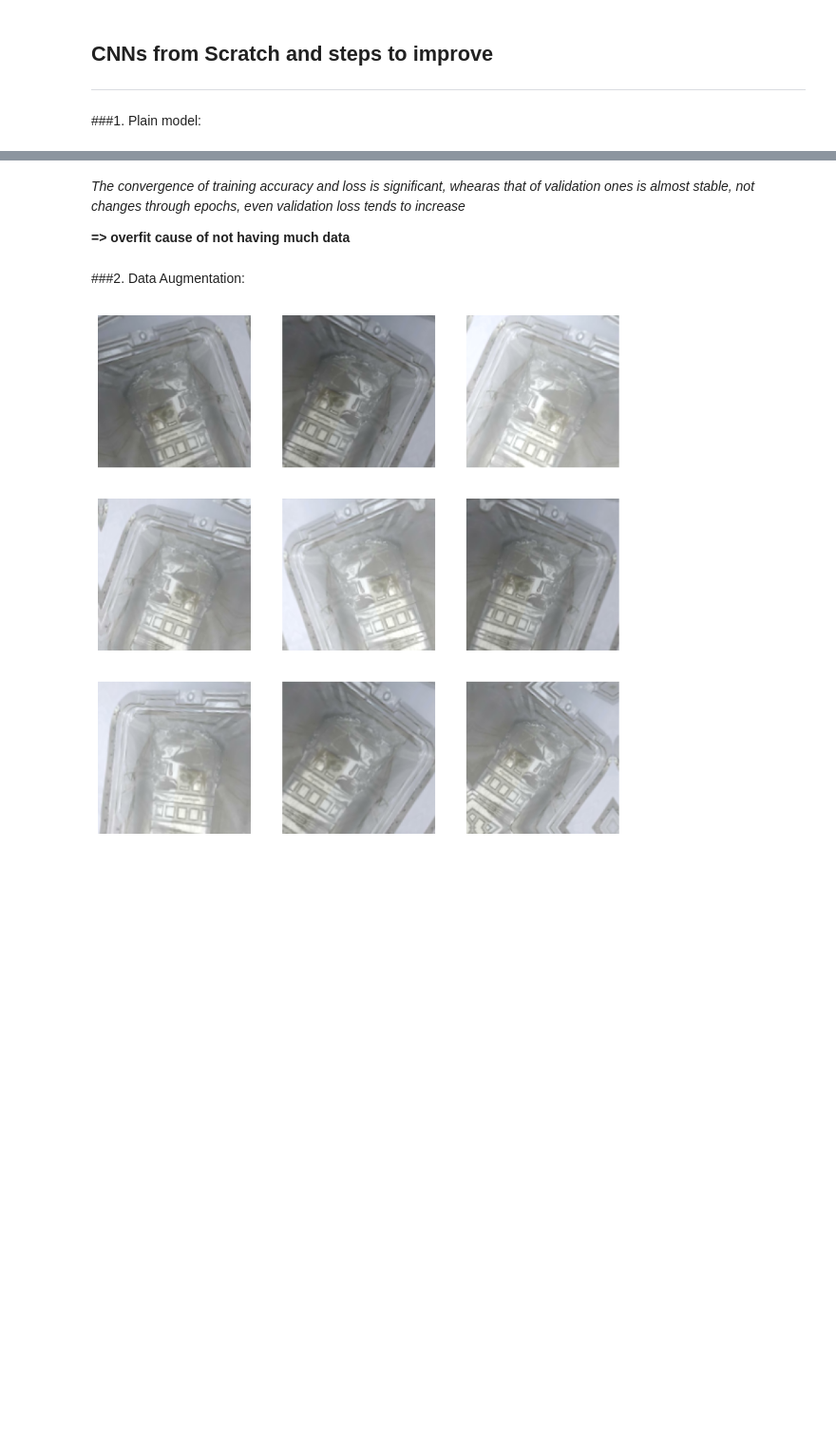
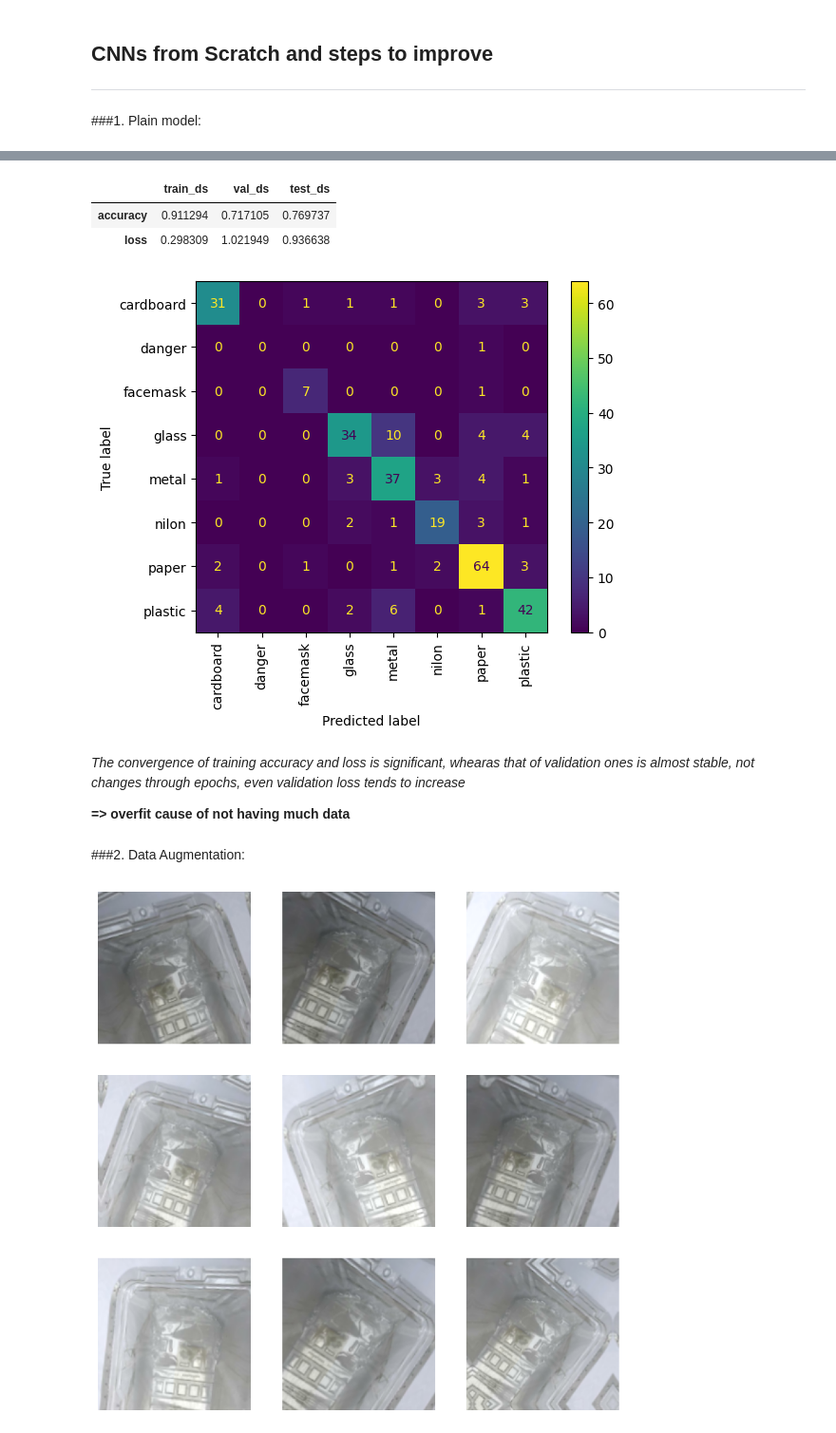
Before and after one commit to XlynumTah/GarbageClassification, a Jupyter notebook: GarbageClassification.ipynb, the cells around one changed output, grey strips where cells are left out. Shown at 95% size. Cells and saved outputs as stored; diff of their text form; code cells hidden in the pictures; blank space fills up the shorter version.

```diff
--- a/GarbageClassification.ipynb
+++ b/GarbageClassification.ipynb
@@ -198,3 +192,27 @@ val_ds = val_ds.cache().prefetch(buffer_size=AUTOTUNE)
+# %%
+def evaluate_conma(model, ds = [train_ds, val_ds, test_ds], class_names = class_names):
+  # display loss, acc of train_ds, val_ds, test_ds
+  loss = []
+  acc = []
+  for eva in ds:
+    result = model.evaluate(eva)
+    loss.append(result[0])
+    acc.append(result[1])
+  dt = pd.DataFrame(columns = ["train_ds", "val_ds", "test_ds"], index = ["accuracy", "loss"])
+  dt.loc['loss'] = loss
+  dt.loc['accuracy'] = acc
+  display(dt)
+  # display confusion matrix for testing fase
+  y_true = []
+  y_pred = []
+  for x, y in test_ds.unbatch():
+      y_true.append(y)
+      pred = model.predict(tf.expand_dims(x,0), verbose = 0)
+      score = tf.nn.softmax(pred[0])
+      y_pred.append(np.argmax(score))
+  conf_mat = confusion_matrix(y_true, y_pred)
+  disp = ConfusionMatrixDisplay(conf_mat, display_labels = class_names)
+  disp.plot(xticks_rotation= 'vertical')
 # %% [markdown]
 ## CNNs from Scratch and steps to improve
 ___
@@ -215,7 +233,3 @@ model = Sequential([
   layers.Dense(128, activation='relu'),
   layers.Dense(num_classes)
 ])
-# %%
-model.compile(optimizer='adam',
-              loss=tf.keras.losses.SparseCategoricalCrossentropy(from_logits=True),
-              metrics=['accuracy'])
@@ -241,0 +236,2 @@ _________________________________________________________________
+# %%
+model, callbacks = model_compile(model, "checkpoint_plain", 5)
@@ -242,9 +256,10 @@ _________________________________________________________________
 # %%
-epochs=10
+epochs=30
 history = model.fit(
   train_ds,
   validation_data=val_ds,
-  epochs=epochs
+  epochs=epochs,
+  callbacks = callbacks
 )
 # %% [output]
 Epoch 1/10
@@ -293,0 +289,3 @@ plt.show()
+# %%
+evaluate_conma(model)
+# %% [output]
@@ -294,3 +295,7 @@ plt.show()
+|  | train_ds | val_ds | test_ds |
+| accuracy | 0.911294 | 0.717105 | 0.769737 |
+| loss | 0.298309 | 1.021949 | 0.936638 |
+[figure, added]
 # %% [markdown]
 *The convergence of training accuracy and loss is significant, whearas that of validation ones is almost stable, not changes through epochs, even validation loss tends to increase*
 
```
Also changed, not shown: parts of 74 cells of this notebook.
